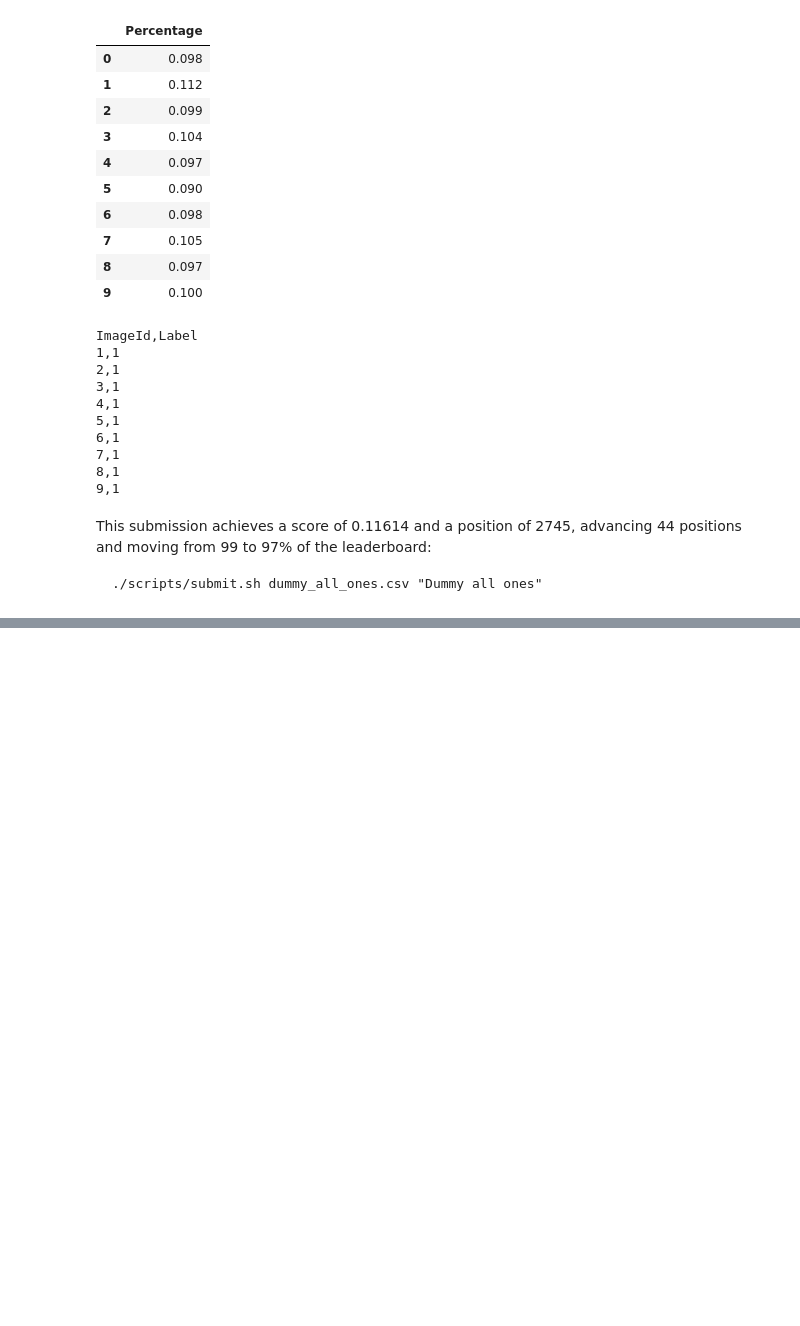
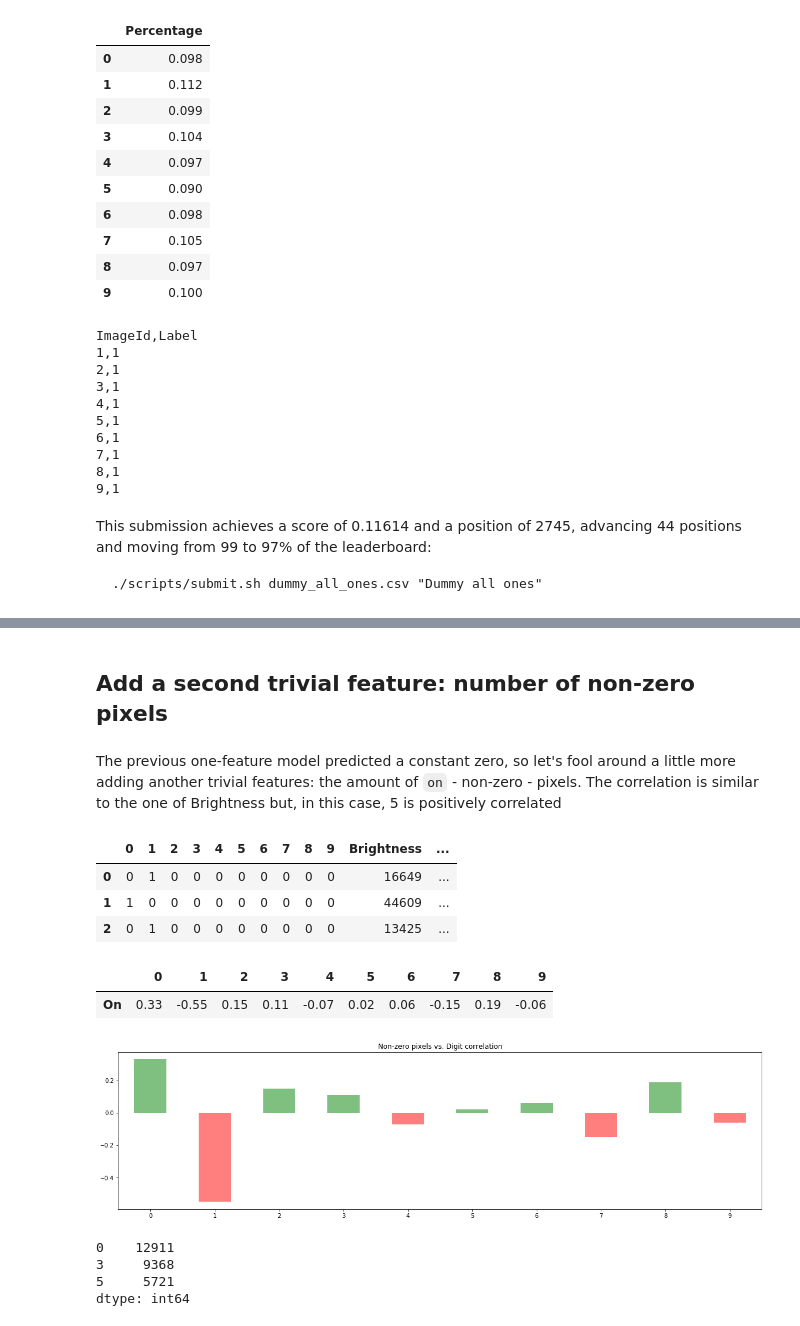
Before and after one commit to dataista0/deep-learning-computer-vision-project, a Jupyter notebook: notebooks/1-first-contact.ipynb, the cells around one changed output, grey strips where cells are left out. Drawn from its saved outputs; the diff is of its cells as text; code cells hidden in the pictures; blank space fills up the shorter version.

```diff
--- a/notebooks/1-first-contact.ipynb
+++ b/notebooks/1-first-contact.ipynb
@@ -151,0 +183,32 @@ This submission achieves a score of 0.11614 and a position of 2745, advancing 44
+# %% [markdown]
+## Add a second trivial feature: number of non-zero pixels
+# %% [markdown]
+The previous one-feature model predicted a constant zero, so let's fool around a little more adding another trivial features: the amount of `on` - non-zero - pixels. The correlation is similar to the one of Brightness but, in this case, 5 is positively correlated
+# %%
+df['On'] = (X != 0).sum(axis=1)
+df.head(3)
+# %% [output]
+|  | 0 | 1 | 2 | 3 | 4 | 5 | 6 | 7 | 8 | 9 | Brightness | ... |
+| 0 | 0 | 1 | 0 | 0 | 0 | 0 | 0 | 0 | 0 | 0 | 16649 | ... |
+| 1 | 1 | 0 | 0 | 0 | 0 | 0 | 0 | 0 | 0 | 0 | 44609 | ... |
+| 2 | 0 | 1 | 0 | 0 | 0 | 0 | 0 | 0 | 0 | 0 | 13425 | ... |
+# %%
+on_corr = df.corr()['On'][0:10].round(2)
+on_corr.plot(kind='bar', figsize=(20, 5), color=['g' if c > 0 else 'r' for c in on_corr], alpha=0.5, rot=0,
+            title='Non-zero pixels vs. Digit correlation')
+pd.DataFrame(on_corr).T
+# %% [output]
+|  | 0 | 1 | 2 | 3 | 4 | 5 | 6 | 7 | 8 | 9 |
+| On | 0.33 | -0.55 | 0.15 | 0.11 | -0.07 | 0.02 | 0.06 | -0.15 | 0.19 | -0.06 |
+[figure, added]
+# %%
+X_new = pd.concat([X.sum(axis=1), (X != 0).sum(axis=1)], axis=1)
+X_submit_new = pd.concat([X_submit.sum(axis=1), (X_submit != 0).sum(axis=1)], axis=1)
+
+y_pred_new = LogisticRegression().fit(X_new, y).predict(pd.DataFrame(X_submit_new))
+pd.Series(y_pred_new).value_counts()
+# %% [output]
+0    12911
+3     9368
+5     5721
+dtype: int64
```
Also changed, not shown: parts of 20 cells of this notebook.
